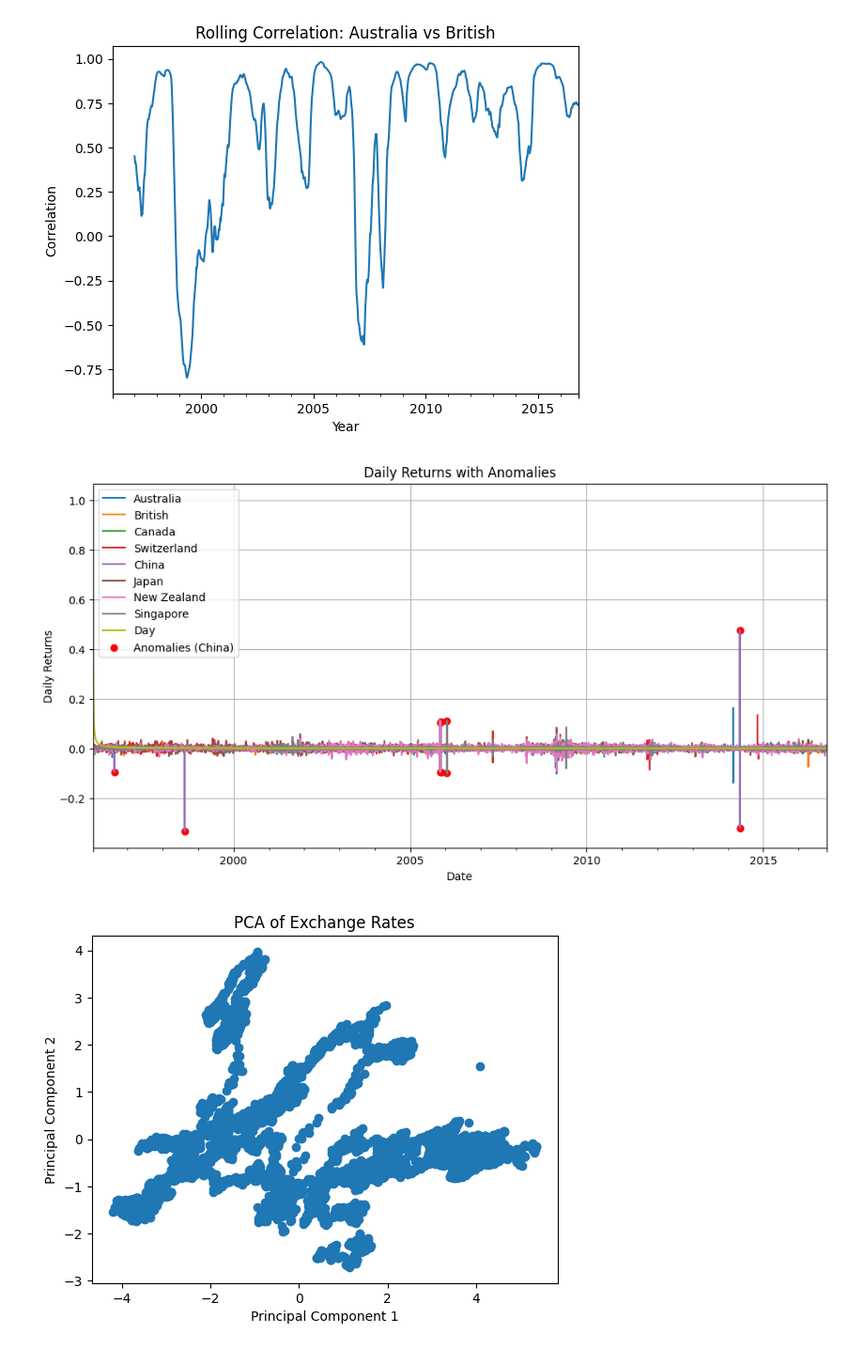
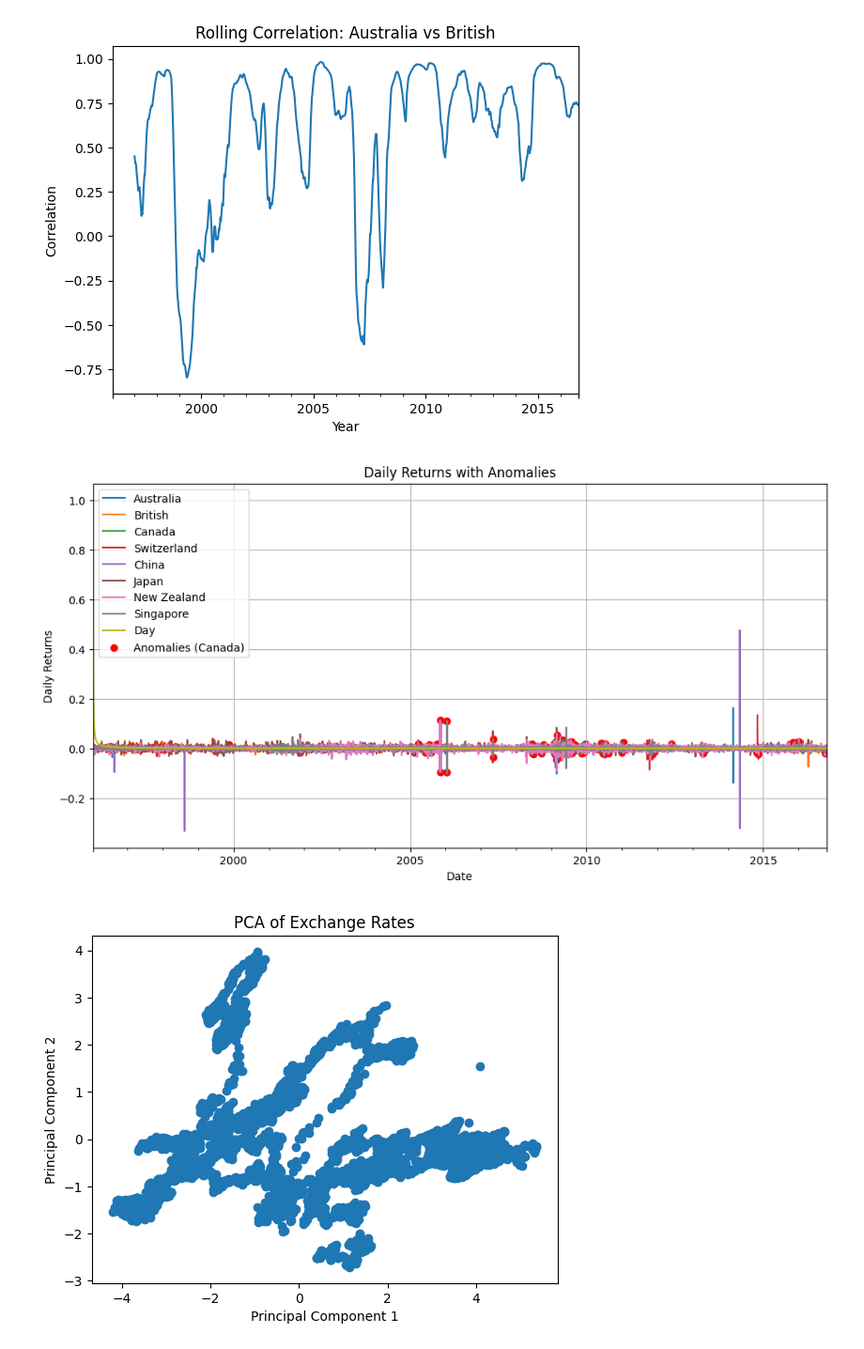
Before and after one commit to Diegorugev/Transformers_currency, a Jupyter notebook: scr/Notebooks/processed_data.ipynb, the cells around one changed output. Shown at 94% size. Drawn from its saved outputs; the diff is of its cells as text; code cells hidden in the pictures.

Commit message:
new info  notebook processed_data

```diff
--- a/scr/Notebooks/processed_data.ipynb
+++ b/scr/Notebooks/processed_data.ipynb
@@ -4,7 +4,7 @@ import matplotlib.pyplot as plt
 import seaborn as sns
 from statsmodels.tsa.seasonal import seasonal_decompose
 # %%
-file_path = '/home/diego/Projects/Temporal series with transformers/data/raw/exchange_rate.txt'
+file_path = '/home/diego/Projects/Timeseries currency with transformers/data/raw/exchange_rate.txt'
 df = pd.read_csv(file_path, delimiter=',')  # Cambia ',' por '\t' si es tabulado
 df
 # %% [output]
@@ -148,22 +148,22 @@ plt.show()
 # %%
 # Calculamos los cambios porcentuales
 returns = df.pct_change()
 
 # Definir el umbral de anomalías
 threshold = 3
 anomalies = returns[(returns > returns.mean() + threshold * returns.std()) |
                     (returns < returns.mean() - threshold * returns.std())]
 
 # Graficar los cambios porcentuales
 returns.plot(figsize=(12, 6), title="Daily Returns with Anomalies")
-plt.scatter(anomalies.index, anomalies['China'], color='red', label='Anomalies (China)')
+plt.scatter(anomalies.index, anomalies['Canada'], color='red', label='Anomalies (Canada)')
 plt.ylabel("Daily Returns")
 plt.xlabel("Date")
 plt.legend()
 plt.grid()
 plt.show()
 # %% [output]
-[figure, old version]
+[figure, new version]
 # %%
 from sklearn.decomposition import PCA
 from sklearn.preprocessing import StandardScaler
```
Also changed, not shown: parts of 5 cells of this notebook.
